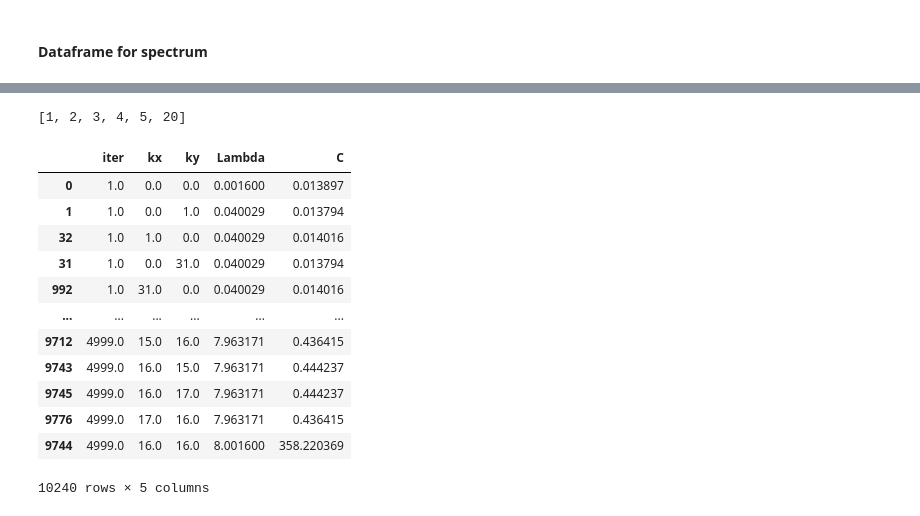
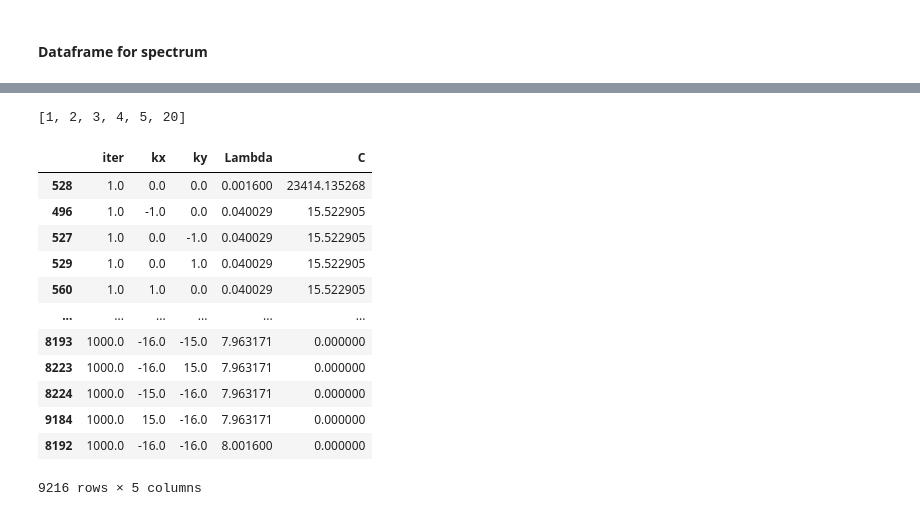
Before and after one commit to vmos1/2d_multigrid, a Jupyter notebook: code/analysis_nbks/2_spectral_analysis_solution.ipynb, the cells around one changed output, grey strips where cells are left out. Saved outputs shown, nothing was run; the diff lists cells and outputs as text; code cells hidden in the pictures.

```diff
--- a/code/analysis_nbks/2_spectral_analysis_solution.ipynb
+++ b/code/analysis_nbks/2_spectral_analysis_solution.ipynb
@@ -69,12 +116,12 @@ for i in range(num):
 # %%
-arr_type='phi'
-# arr_type='residue'
-lst=['1_gs','2_mg-1level1itr','3_mg-1level5itr','4_mg-4level5itr']
-lst2=['results_{0}_{1}.txt'.format(arr_type,i) for i in lst]
+# arr_type='phi'
+# # arr_type='residue'
+# lst=['1_gs','1_jc','2_mg-1level1itr','3_mg-1level5itr','4_mg-4level5itr']
+# lst2=['stored_results/2_32_0.04_gs/'+'results_{0}_{1}.txt'.format(arr_type,i) for i in lst]
 
-num=len(lst)
-arr_lst=[]
-for i in range(num):
-    fname='../'+lst2[i]
-    print(fname)
-    arr_lst.append(f_get_data(fname))
+# num=len(lst)
+# arr_lst=[]
+# for i in range(num):
+#     fname='../'+lst2[i]
+#     print(fname)
+#     arr_lst.append(f_get_data(fname))
@@ -125,5 +147,0 @@ def f_batch_spectrum(arr):
-# %%
-# ans=f_spectrum(a1[0])
-# a_spec=f_batch_spectrum(arr_lst[0])[:200]
-a_spec=f_batch_spectrum(err_lst[1])[:200]
-print(a_spec.shape)
@@ -198,6 +254,7 @@ def f_compare_runs(arrlist,labellist,kx,ky):
 
 # f_compare_runs(aspec_lst[:],labels_lst[:],2,0)
 # %%
-size=arr_lst[0].shape[-1]-1
-interact(f_compare_runs,arrlist=fixed(aspec_lst),labellist=fixed(labels_lst),kx=IntSlider(min=0,max=size,step=1),ky=IntSlider(min=0,max=size-1,step=1))
+kmax=arr_lst[0].shape[-1]//2
+
+interact(f_compare_runs,arrlist=fixed(aspec_lst[:]),labellist=fixed(labels_lst[:]),kx=IntSlider(min=-kmax,max=kmax-1,step=1),ky=IntSlider(min=-kmax,max=kmax-1,step=1))
 # %% [output]
@@ -232,14 +286,16 @@ for j in range(len(err_lst)):
     print(arr.shape)
     size=int(arr_0.shape[-1])
     dict1={}
-    ilist=[1,2,3,4,5,20,100,1000,3000,4999]
-    # for itr in [0,1,2,3,4,5,100,500,1000,2000,3000,4000,4999]:
+    ilist=[1,2,3,4,5,20,100,500,1000,3000,4999]
+    ### ilist=np.arange(arr.shape[0])
     iter_list=[i for i in ilist if i<arr.shape[0]]
+    L=arr_0.shape[-1]
     for itr in iter_list:
         if itr<arr.shape[0]:
-            for kx in range(-size/2,size/2):
-                for ky in range(-size/2,size/2):
-                    vals=[itr,kx,ky,f_lambda(kx,ky,m,L),arr[itr,kx,ky]]
+            for kx in range(-size//2,size//2):
+                for ky in range(-size//2,size//2):
+                    id_x,id_y=kx+L//2,ky+L//2
+                    vals=[itr,kx,ky,f_lambda(kx,ky,m,L),arr[itr,id_x,id_y]]
                     dict1=dict(zip(cols,vals))
                     # print(dict1)
                     df1=df1.append(dict1,ignore_index=True)
@@ -257,20 +313,20 @@ len(err_lst),len(df_list)
 # %%
-df1=df_list[0]
+df1=df_list[2]
 print(iter_list)
 df1
 # %% [output]
 [1, 2, 3, 4, 5, 20]
 |  | iter | kx | ky | Lambda | C |
-| 0 | 1.0 | 0.0 | 0.0 | 0.001600 | 0.013897 |
-| 1 | 1.0 | 0.0 | 1.0 | 0.040029 | 0.013794 |
-| 32 | 1.0 | 1.0 | 0.0 | 0.040029 | 0.014016 |
-| 31 | 1.0 | 0.0 | 31.0 | 0.040029 | 0.013794 |
-| 992 | 1.0 | 31.0 | 0.0 | 0.040029 | 0.014016 |
+| 528 | 1.0 | 0.0 | 0.0 | 0.001600 | 23414.135268 |
+| 496 | 1.0 | -1.0 | 0.0 | 0.040029 | 15.522905 |
+| 527 | 1.0 | 0.0 | -1.0 | 0.040029 | 15.522905 |
+| 529 | 1.0 | 0.0 | 1.0 | 0.040029 | 15.522905 |
+| 560 | 1.0 | 1.0 | 0.0 | 0.040029 | 15.522905 |
 | ... | ... | ... | ... | ... | ... |
-| 9712 | 4999.0 | 15.0 | 16.0 | 7.963171 | 0.436415 |
-| 9743 | 4999.0 | 16.0 | 15.0 | 7.963171 | 0.444237 |
-| 9745 | 4999.0 | 16.0 | 17.0 | 7.963171 | 0.444237 |
-| 9776 | 4999.0 | 17.0 | 16.0 | 7.963171 | 0.436415 |
-| 9744 | 4999.0 | 16.0 | 16.0 | 8.001600 | 358.220369 |
+| 8193 | 1000.0 | -16.0 | -15.0 | 7.963171 | 0.000000 |
+| 8223 | 1000.0 | -16.0 | 15.0 | 7.963171 | 0.000000 |
+| 8224 | 1000.0 | -15.0 | -16.0 | 7.963171 | 0.000000 |
+| 9184 | 1000.0 | 15.0 | -16.0 | 7.963171 | 0.000000 |
+| 8192 | 1000.0 | -16.0 | -16.0 | 8.001600 | 0.000000 |
-10240 rows × 5 columns
+9216 rows × 5 columns
 # %%
```
Also changed, not shown: parts of 44 cells of this notebook, 1 other file.
